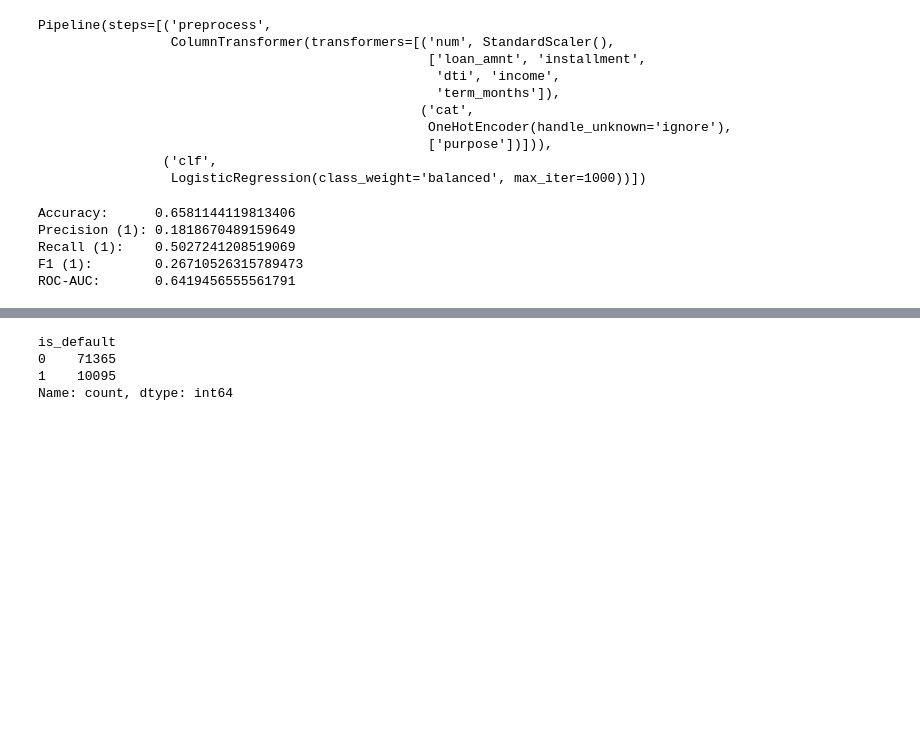
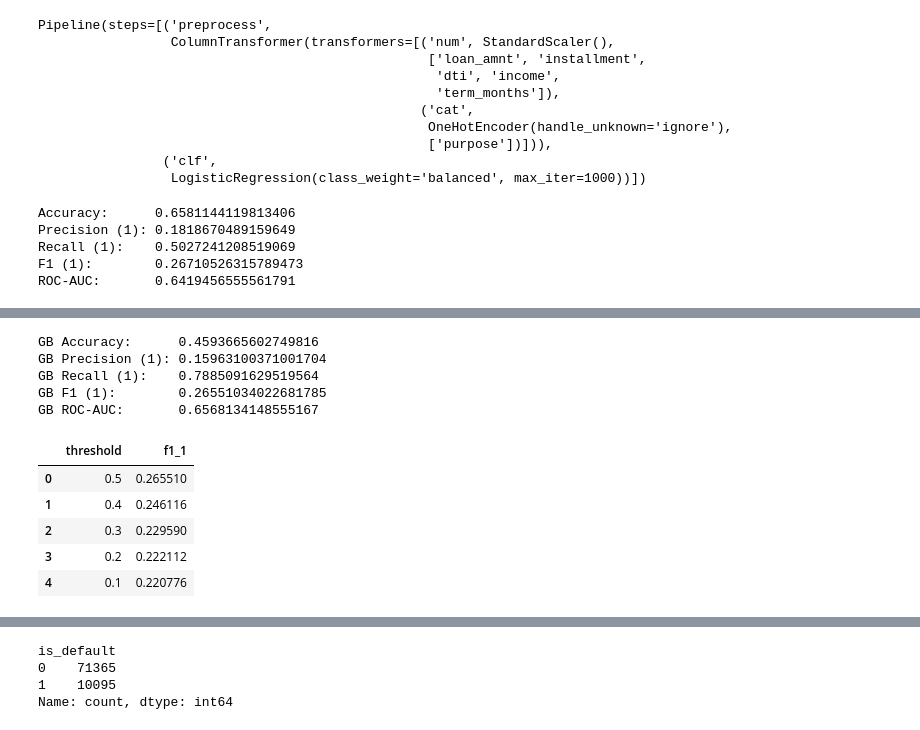
Before and after one commit to novoni01/credit-risk-assessment, a Jupyter notebook: notebooks/ml.ipynb, the cells around one changed output, grey strips where cells are left out. Saved outputs shown, nothing was run; the diff lists cells and outputs as text; code cells hidden in the pictures; blank space fills up the shorter version.

```diff
--- a/notebooks/ml.ipynb
+++ b/notebooks/ml.ipynb
@@ -135,0 +220,59 @@ ROC-AUC:       0.6419456555561791
+# %%
+# try gradient boosting - weighted
+
+from sklearn.ensemble import HistGradientBoostingClassifier
+
+gb_model = Pipeline(
+    steps=[
+        ("preprocess", preprocessor),
+        ("clf", HistGradientBoostingClassifier(
+            max_depth=6,
+            learning_rate=0.1,
+            max_iter=300,
+            random_state=42,
+            class_weight={0:1, 1:10}   # added to make it less imbalanced
+        )),
+    ]
+)
+
+gb_model.fit(X_train, y_train)
+
+y_pred_gb = gb_model.predict(X_test)
+y_proba_gb = gb_model.predict_proba(X_test)[:, 1]
+
+print("GB Accuracy:     ", accuracy_score(y_test, y_pred_gb)) #not useful
+print("GB Precision (1):", precision_score(y_test, y_pred_gb)) #correct 15.96% of the time, flags many loans as risky, but only some default
+print("GB Recall (1):   ", recall_score(y_test, y_pred_gb)) #finds 78.85% of all real defaults -- way better than other models -- most important metric
+print("GB F1 (1):       ", f1_score(y_test, y_pred_gb)) # catches defaults, but also over-flags many non-default loans
+print("GB ROC-AUC:      ", roc_auc_score(y_test, y_proba_gb)) # better than the otehrs
+# %% [output]
+GB Accuracy:      0.4593665602749816
+GB Precision (1): 0.15963100371001704
+GB Recall (1):    0.7885091629519564
+GB F1 (1):        0.26551034022681785
+GB ROC-AUC:       0.6568134148555167
+# %%
+# gb fix threshold
+
+#try
+thres = [0.5, 0.4, 0.3, 0.2, 0.1]
+
+rows = []
+for t in thres:
+    y_pred_thr = (y_proba_gb >= t).astype(int)
+    rows.append({
+        "threshold": t,
+        "f1_1": f1_score(y_test, y_pred_thr),
+    })
+
+res = pd.DataFrame(rows)
+res
+
+# 0.5 is best so dont change
+# %% [output]
+|  | threshold | f1_1 |
+| 0 | 0.5 | 0.265510 |
+| 1 | 0.4 | 0.246116 |
+| 2 | 0.3 | 0.229590 |
+| 3 | 0.2 | 0.222112 |
+| 4 | 0.1 | 0.220776 |
```
Also changed, not shown: parts of 21 cells of this notebook, 1 other file.
